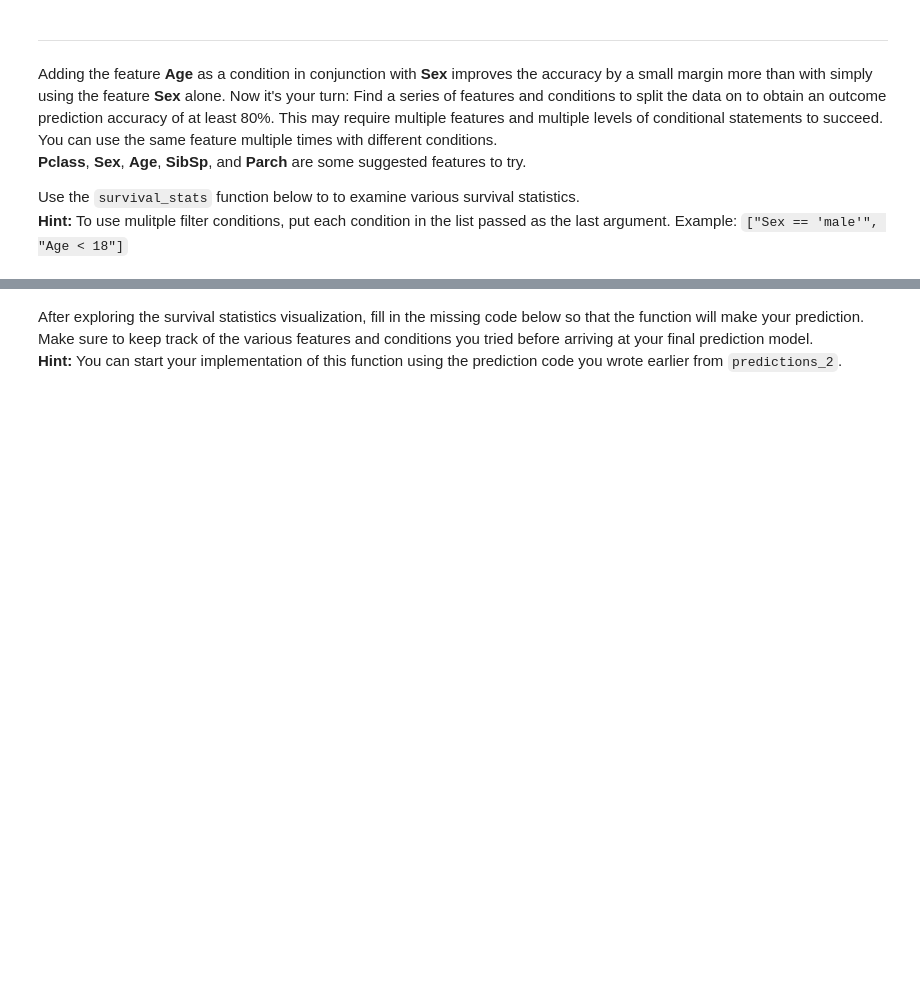
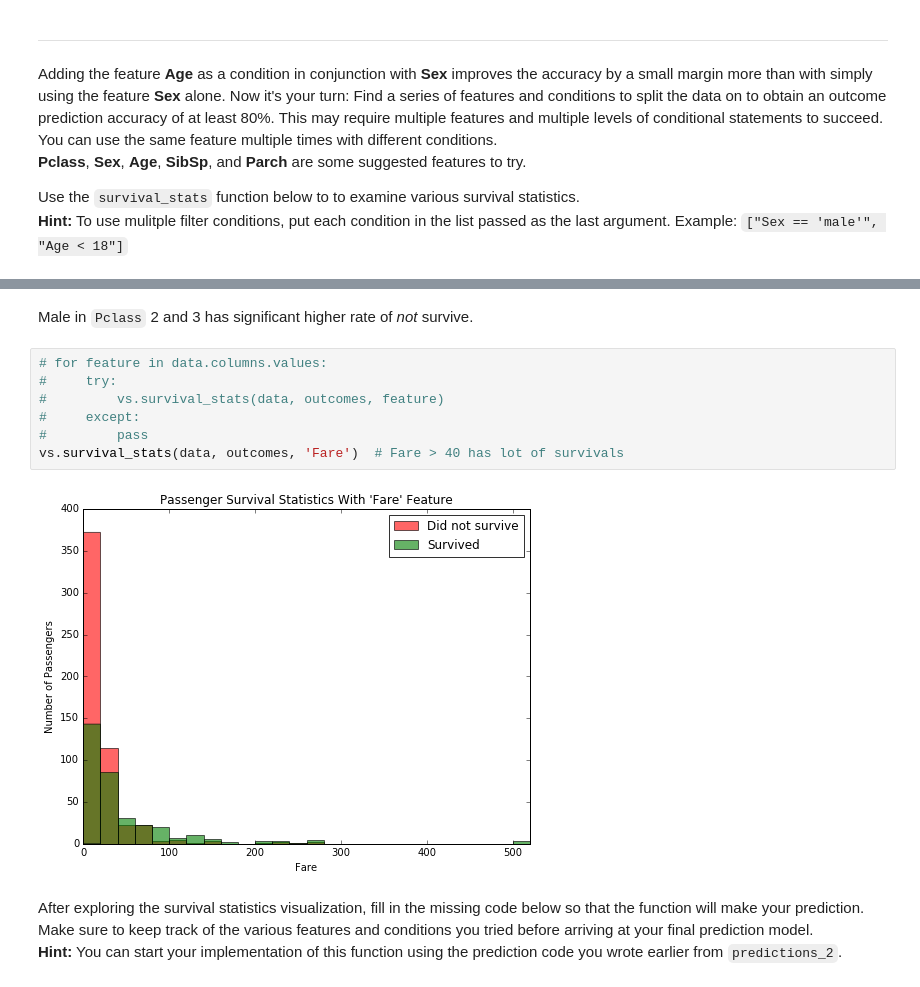
Before and after one commit to vhquang/machine-learning, a Jupyter notebook: projects/titanic_survival_exploration/titanic_survival_exploration.ipynb, the cells around one changed output, grey strips where cells are left out. Drawn from its saved outputs; the diff is of its cells as text; blank space fills up the shorter version.

```diff
--- a/projects/titanic_survival_exploration/titanic_survival_exploration.ipynb
+++ b/projects/titanic_survival_exploration/titanic_survival_exploration.ipynb
@@ -197,3 +208,14 @@ vs.survival_stats(data, outcomes, 'Age', ["Sex == 'male'", "Age < 18"])
+# %% [markdown]
+Male in `Pclass` 2 and 3 has significant higher rate of *not* survive.
+# %%
+# for feature in data.columns.values:
+#     try:
+#         vs.survival_stats(data, outcomes, feature)
+#     except:
+#         pass
+vs.survival_stats(data, outcomes, 'Fare')  # Fare > 40 has lot of survivals
+# %% [output]
+[figure, added]
 # %% [markdown]
 After exploring the survival statistics visualization, fill in the missing code below so that the function will make your prediction.
 Make sure to keep track of the various features and conditions you tried before arriving at your final prediction model.
```
Also changed, not shown: parts of 14 cells of this notebook.
